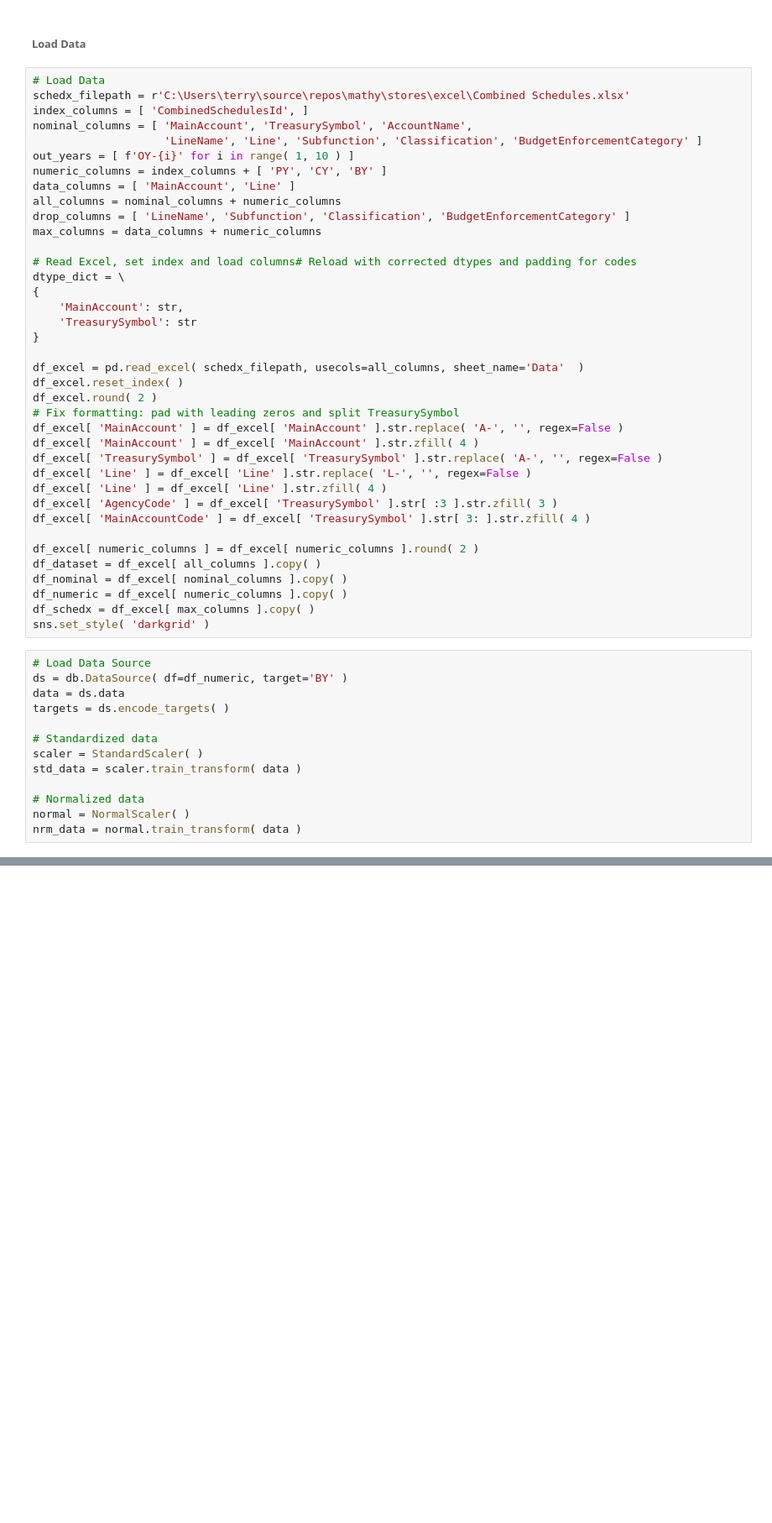
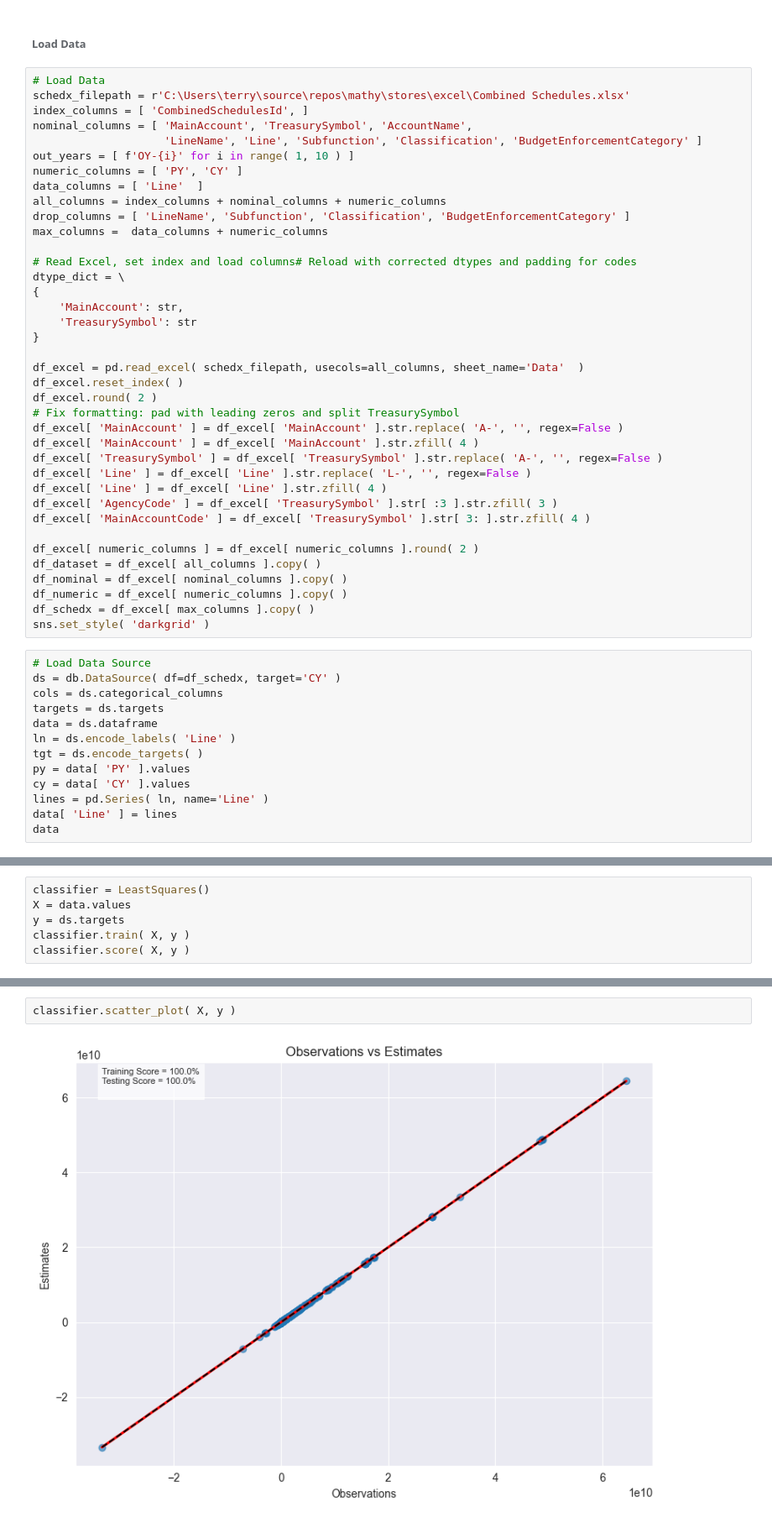
Before and after one commit to is-leeroy-jenkins/Mathy, a Jupyter notebook: ipynb/board.ipynb, the cells around one changed output, grey strips where cells are left out. Shown at 84% size. Saved outputs shown, nothing was run; the diff lists cells and outputs as text; blank space fills up the shorter version.

```diff
--- a/ipynb/board.ipynb
+++ b/ipynb/board.ipynb
@@ -26,11 +28,11 @@ index_columns = [ 'CombinedSchedulesId', ]
 nominal_columns = [ 'MainAccount', 'TreasurySymbol', 'AccountName',
 					'LineName', 'Line', 'Subfunction', 'Classification', 'BudgetEnforcementCategory' ]
 out_years = [ f'OY-{i}' for i in range( 1, 10 ) ]
-numeric_columns = index_columns + [ 'PY', 'CY', 'BY' ]
-data_columns = [ 'MainAccount', 'Line' ]
-all_columns = nominal_columns + numeric_columns
+numeric_columns = [ 'PY', 'CY' ]
+data_columns = [ 'Line'  ]
+all_columns = index_columns + nominal_columns + numeric_columns
 drop_columns = [ 'LineName', 'Subfunction', 'Classification', 'BudgetEnforcementCategory' ]
-max_columns = data_columns + numeric_columns
+max_columns =  data_columns + numeric_columns
 
 # Read Excel, set index and load columns# Reload with corrected dtypes and padding for codes
 dtype_dict = \
@@ -59,14 +61,14 @@ df_schedx = df_excel[ max_columns ].copy( )
 sns.set_style( 'darkgrid' )
 # %%
 # Load Data Source
-ds = db.DataSource( df=df_numeric, target='BY' )
-data = ds.data
-targets = ds.encode_targets( )
-
-# Standardized data
-scaler = StandardScaler( )
-std_data = scaler.train_transform( data )
-
-# Normalized data
-normal = NormalScaler( )
-nrm_data = normal.train_transform( data )
+ds = db.DataSource( df=df_schedx, target='CY' )
+cols = ds.categorical_columns
+targets = ds.targets
+data = ds.dataframe
+ln = ds.encode_labels( 'Line' )
+tgt = ds.encode_targets( )
+py = data[ 'PY' ].values
+cy = data[ 'CY' ].values
+lines = pd.Series( ln, name='Line' )
+data[ 'Line' ] = lines
+data
@@ -76,0 +89,6 @@ array([285, 139,  92, ...,  89,  88, 411], shape=(2400,))
+# %%
+classifier = LeastSquares()
+X = data.values
+y = ds.targets
+classifier.train( X, y )
+classifier.score( X, y )
@@ -76,0 +109,4 @@ array([285, 139,  92, ...,  89,  88, 411], shape=(2400,))
+# %%
+classifier.scatter_plot( X, y )
+# %% [output]
+[figure, added]
```
Also changed, not shown: parts of 5 cells of this notebook, 4 other files.
